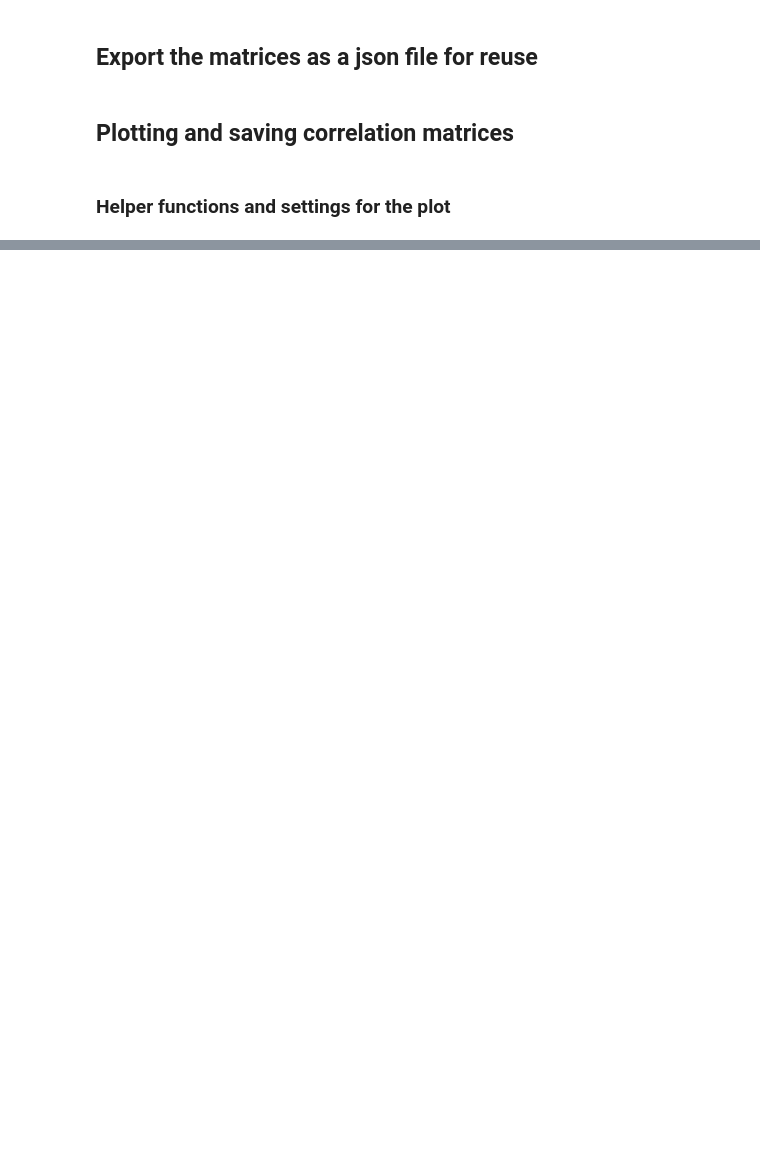
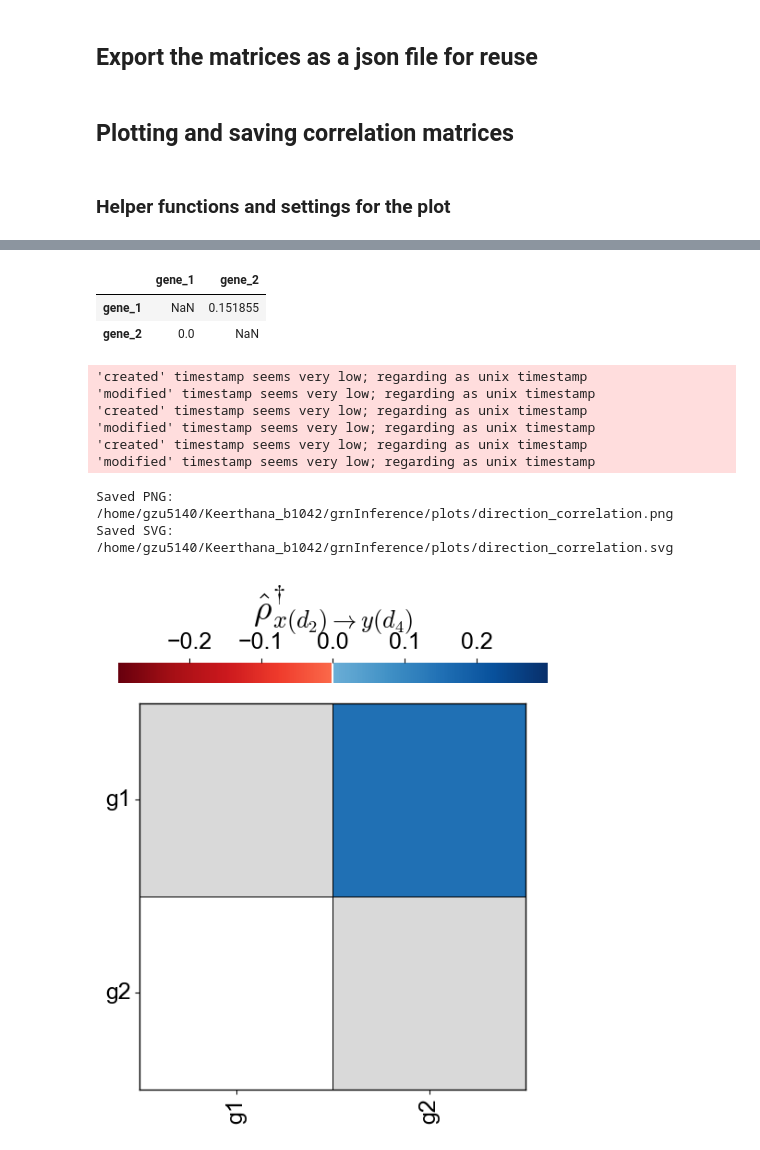
Before and after one commit to GoyalLab/TwINFER, a Jupyter notebook: TwINFER_simulation_and_analysis.ipynb, the cells around one changed output, grey strips where cells are left out. Cells and saved outputs as stored; diff of their text form; code cells hidden in the pictures; blank space fills up the shorter version.

Commit message:
verified that simulation and inference works

```diff
--- a/TwINFER_simulation_and_analysis.ipynb
+++ b/TwINFER_simulation_and_analysis.ipynb
@@ -136,13 +136,13 @@ Next, if there is regulation and single-state in the population, TwINFER can ide
 # %% [markdown]
 ### Run TwINFER for inference using the simulation, base_config, t1 and t2.
 # %%
-path_to_simulation_file = f"/home/gzu5140/Keerthana_b1042/grnInference/simulation_data/binomial_partition/A_to_B/df_rows_0_0_08012026_233302_ncells_6000_A_to_B_rep_0_a300dfa6.csv"
+path_to_simulation_file = f"/home/gzu5140/Keerthana_b1042/TwINFER/code/TwINFER/simulation_example_output_data/df_rows_0_0_20112025_222419_ncells_6000_A_to_B_4e702629.csv"
 twinfer_kwargs = {
     "path_to_simulation_file": path_to_simulation_file,
     "base_config": base_config,
     "t1": 1,  #time [hours] after division when t1 sample is collected
     "t2": 20, #time [hours] after division when t2 sample is collected
-    "check_for_steady_state": True,
+    "check_for_steady_state": False,
     "threshold_gene_gene_corr": 0.04, #Use direct threshold (used ONLY if use_scramble is False)
     "use_scramble": True, #If set to true, set the p_val_threshold_scrambled_gene_correlation;threshold_gene_gene_corr will NOT be used
     "p_val_threshold_scrambled_gene_correlation": 0.02, #used ONLY if use_scramble is True
@@ -226,29 +253,0 @@ plt.rcParams['legend.fontsize'] = 12*1.5     # legend text
-# %%
-from matplotlib.colors import TwoSlopeNorm, LinearSegmentedColormap, ListedColormap
-from matplotlib.patches import Rectangle
-import seaborn as sns
-from pathlib import Path
-
-def make_reds_blues_colormap(vmin=-0.05, vmax=0.18):
-    """Custom red–white–blue colormap with pure white at 0, asymmetric."""
-    # Calculate where 0 falls in the range [vmin, vmax]
-    zero_position = (0 - vmin) / (vmax - vmin)
-
-    # Number of colors for each segment (proportional to range)
-    n_total = 256
-    n_reds = int(zero_position * n_total)  # colors from vmin to 0
-    n_blues = n_total - n_reds  # colors from 0 to vmax
-
-    # Calculate intensity based on actual distance from zero
-    # For reds: map from vmin to 0, so max intensity at vmin
-    red_intensity = abs(vmin) / max(abs(vmin), abs(vmax))  # 0.05/0.18 ≈ 0.28
-    # For blues: map from 0 to vmax, so max intensity at vmax
-    blue_intensity = abs(vmax) / max(abs(vmin), abs(vmax))  # 0.18/0.18 = 1.0
-
-    # Create color arrays with scaled intensities
-    reds = plt.cm.Reds(np.linspace(0.8 * red_intensity, 0, n_reds))  # scaled dark to light red
-    whites = np.ones((1, 4))  # pure white at 0
-    blues = plt.cm.Blues(np.linspace(0, 0.8 * blue_intensity, n_blues))  # light to scaled dark blue
-
-    colors = np.vstack((reds, whites, blues))
-    return LinearSegmentedColormap.from_list('RedsBlues', colors)
@@ -257,7 +265,7 @@ pairwise_gene_gene_correlation_matrix = pd.DataFrame(correlation_matrices['pairw
 all_gene_pairs = correlation_matrices['all_gene_pairs']
 final_directed_edges = correlation_matrices['final_directed_edges']
 potential_regulation = correlation_matrices['potential_regulation']
-unfiltered_direction_matrix = pd.DataFrame(correlation_matrices['unfiltered_direction_matrix'])
+filtered_direction_matrix = pd.DataFrame(correlation_matrices['direction_matrix'])
 multiple_states_and_reg = correlation_matrices['gene_lists']['multiple_states_and_reg']
 # %%
 #Plot gene-correlation data
@@ -381,3 +395,9 @@ plt.show()
+# %%
+filtered_direction_matrix
+# %% [output]
+|  | gene_1 | gene_2 |
+| gene_1 | NaN | 0.151855 |
+| gene_2 | 0.0 | NaN |
 # %%
 #Plot TwINFER output
 gene_list = sorted(
@@ -385,8 +405,8 @@ gene_list = sorted(
     key=lambda x: int(x.split("_")[1])
 )
 gene_labels = [f"g{g.split('_')[1]}" for g in gene_list]
-# direction_matrix = unfiltered_direction_matrix.loc[gene_list, gene_list]
-data_matrix = unfiltered_direction_matrix.to_numpy(float)
+# direction_matrix = filtered_direction_matrix.loc[gene_list, gene_list]
+data_matrix = filtered_direction_matrix.to_numpy(float)
 masked_matrix = np.fill_diagonal(data_matrix, np.nan)
 fig = plt.figure(figsize=(6,6))
 gs = fig.add_gridspec(2, 1, height_ratios=[0.05, 0.95], hspace=0.1)
@@ -461,33 +481,43 @@ heatmap_ax.set_yticklabels(gene_labels, rotation=0, ha="right", va="center")
 fig.patch.set_alpha(0)
 for ax in [heatmap_ax, cbar_ax]:
     ax.set_facecolor("none")
 for im in heatmap_ax.get_images() + cbar_ax.get_images():
     im.set_facecolor((1, 1, 1, 0))
     im.set_edgecolor((1, 1, 1, 0))
 for spine in heatmap_ax.spines.values():
     spine.set_visible(True)
     spine.set_linewidth(1)
     spine.set_edgecolor('black')
     spine.set_clip_on(False)
 
 # --- save ---
 if path_to_plots:
     out = Path(path_to_plots)
     out.mkdir(parents=True, exist_ok=True)
     matrix_type = "direction_correlation"
     png_path = out / f"{matrix_type}.png"
     svg_path = out / f"{matrix_type}.svg"
     pdf_path = out / f"{matrix_type}.pdf"
     plt.savefig(png_path, dpi=300, bbox_inches='tight', transparent=True)
     fig.savefig(svg_path, bbox_inches='tight', transparent=True,
                 facecolor='none', edgecolor='none', format='svg')
     fig.savefig(pdf_path, bbox_inches='tight', transparent=True,
                 facecolor='none', edgecolor='none', format='pdf')
     print(f"Saved PNG: {png_path}")
     print(f"Saved SVG: {svg_path}")
     plt.show()
 # # else:
 plt.show()
+# %% [output]
+'created' timestamp seems very low; regarding as unix timestamp
+'modified' timestamp seems very low; regarding as unix timestamp
+'created' timestamp seems very low; regarding as unix timestamp
+'modified' timestamp seems very low; regarding as unix timestamp
+'created' timestamp seems very low; regarding as unix timestamp
+'modified' timestamp seems very low; regarding as unix timestamp
+Saved PNG: /home/gzu5140/Keerthana_b1042/grnInference/plots/direction_correlation.png
+Saved SVG: /home/gzu5140/Keerthana_b1042/grnInference/plots/direction_correlation.svg
+[figure, added]
 # %%
 # ============================================================
 # Visualize a TwINFER-inferred gene regulatory network
```
Also changed, not shown: parts of 11 cells of this notebook, 6 other files.
